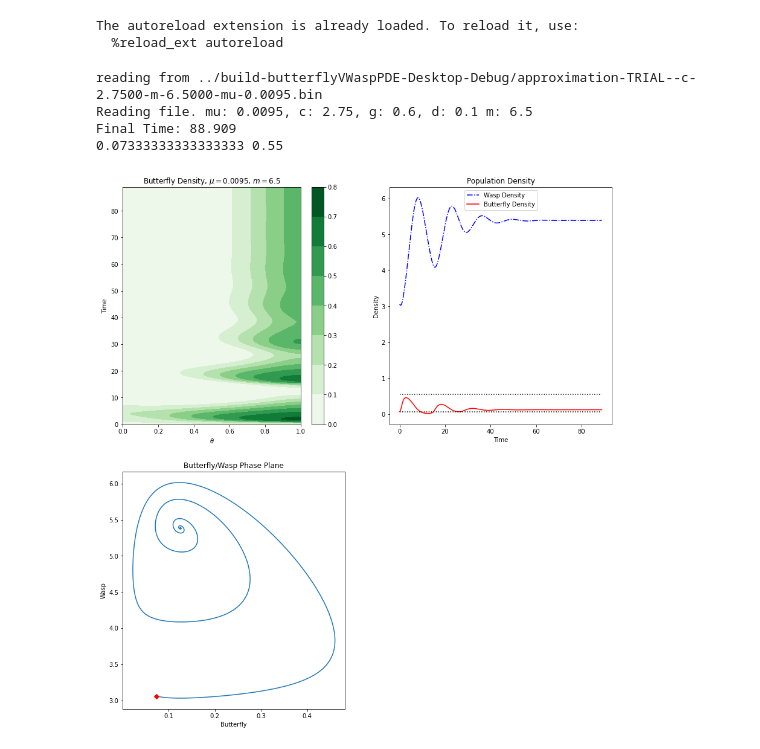
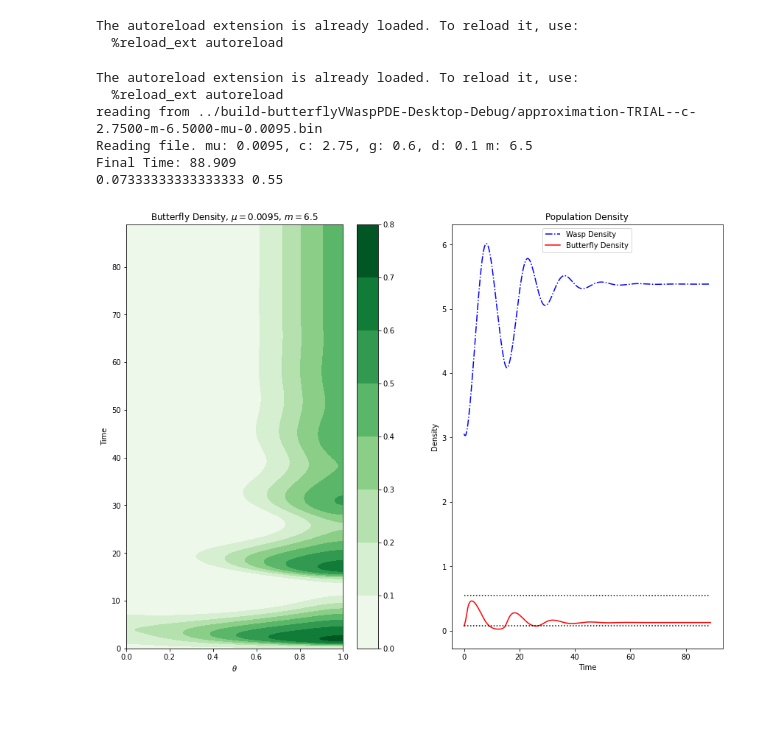
Before and after one commit to KellyBlack/BehaviouralPhenotype, a Jupyter notebook: pde/approx/butterflyVWaspPDE/Plot PDE Approximation.ipynb, the cells around one changed output. Drawn from its saved outputs; the diff is of its cells as text; code cells hidden in the pictures; blank space fills up the shorter version.

Commit message:
Changed the plot for the full pde solution to only have the time series and the contour plot. The phase plane plot was removed

```diff
--- a/pde/approx/butterflyVWaspPDE/Plot PDE Approximation.ipynb
+++ b/pde/approx/butterflyVWaspPDE/Plot PDE Approximation.ipynb
@@ -155,6 +155,7 @@ for timeIndex in range(0,approx.shape[0],skip):
     time.sleep(0.0)
 # %%
 #%matplotlib inline
+%load_ext autoreload
 %autoreload 0
 
 #[x,timeSteps,approx] = readApprox("../build-butterflyVWaspPDE-Desktop-Debug/approximation.csv")
@@ -189,45 +190,47 @@ lowButterfly = d*c/((m+1.0)*(g-d))
 print(lowButterfly,highButterfly)
 
 fig = plt.figure()
-fig.subplots_adjust(bottom=-0.0,top=3.0,right=2) #bottom=-3.0,top=1.0)
+fig.subplots_adjust(bottom=-0.0,top=2.0,right=2) #bottom=-3.0,top=1.0)
 
-axes = fig.add_subplot(2,2,1)
+axes = fig.add_subplot(1,2,1)
 
 [XGrid,TGrid] = numpy.meshgrid(x,timeSteps)
 cp = axes.contourf(XGrid,TGrid,approx,cmap='Greens') #gist_yarg Greens BuGn
 fig.colorbar(cp) # Add a colorbar to a plot
 axes.set_title('Butterfly Density, $\mu=${0}, $m=${1}'.format(mu,m))
 axes.set_xlabel(r'$\theta$')
 axes.set_ylabel('Time')
 
-axes1 = fig.add_subplot(2, 2, 2)
+axes1 = fig.add_subplot(1, 2, 2)
 axes1.plot(timeSteps,wasps,'b-.',label="Wasp Density")
 axes1.plot(timeSteps,totalPop,'r-',label="Butterfly Density")
 axes1.plot(numpy.array([0.0,timeSteps[-1]]),
            numpy.array([lowButterfly,lowButterfly]),'k:')
 axes1.plot(numpy.array([0.0,timeSteps[-1]]),
            numpy.array([highButterfly,highButterfly]),'k:')
 axes1.set_title('Population Density')
 axes1.set_xlabel('Time')
 axes1.set_ylabel('Density')
 axes1.legend(loc="upper center")
 
-axes2 = fig.add_subplot(2, 2, 3)
-axes2.plot(totalPop,wasps)
-axes2.plot(totalPop[0],wasps[0],'rD')
-axes2.set_title('Butterfly/Wasp Phase Plane')
-axes2.set_xlabel('Butterfly')
-axes2.set_ylabel('Wasp')
+#axes2 = fig.add_subplot(2, 2, 3)
+#axes2.plot(totalPop,wasps)
+#axes2.plot(totalPop[0],wasps[0],'rD')
+#axes2.set_title('Butterfly/Wasp Phase Plane')
+#axes2.set_xlabel('Butterfly')
+#axes2.set_ylabel('Wasp')
 
 
 plt.show()
 #fig.savefig("approximation-c-1.1-mu-01-m-150.pdf", bbox_inches='tight')
 # %% [output]
+The autoreload extension is already loaded. To reload it, use:
+  %reload_ext autoreload
 reading from ../build-butterflyVWaspPDE-Desktop-Debug/approximation-TRIAL--c-2.7500-m-6.5000-mu-0.0095.bin
 Reading file. mu: 0.0095, c: 2.75, g: 0.6, d: 0.1 m: 6.5
 Final Time: 88.909
 0.07333333333333333 0.55
-[figure, old version]
+[figure, new version]
 # %%
 approx[2]
 # %%
```
Also changed, not shown: parts of 1 cell of this notebook.
